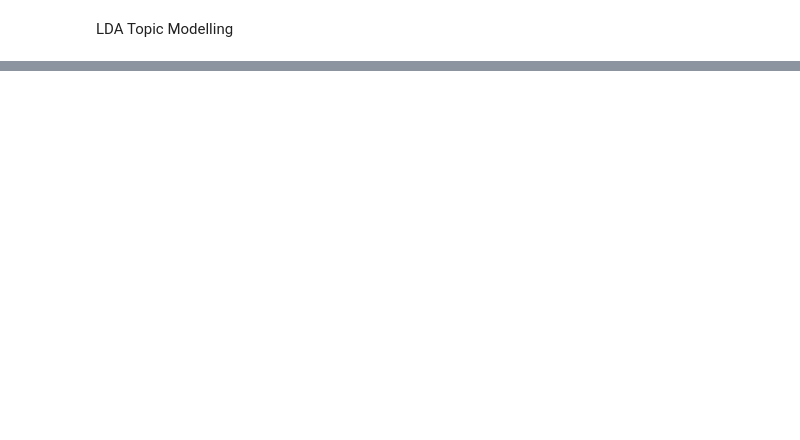
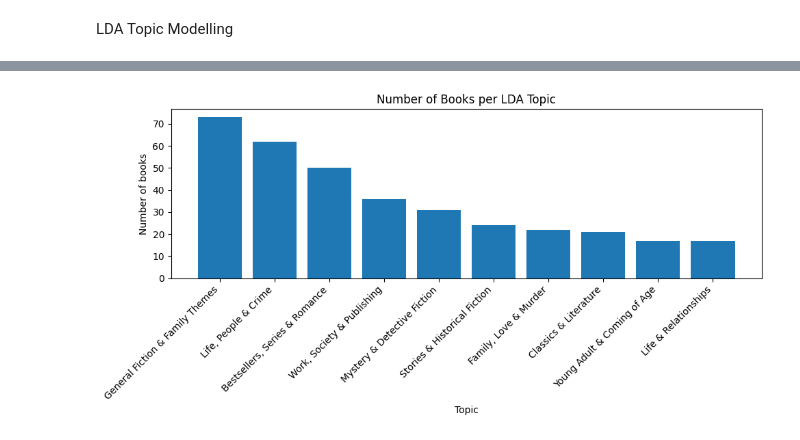
Before and after one commit to Elinab04/Book-Analysis, a Jupyter notebook: Book_Analysis.ipynb, the cells around one changed output, grey strips where cells are left out. Drawn from its saved outputs; the diff is of its cells as text; code cells hidden in the pictures; blank space fills up the shorter version.

```diff
--- a/Book_Analysis.ipynb
+++ b/Book_Analysis.ipynb
@@ -515,0 +555,17 @@ plt.show()
+# %%
+topic_labels = {
+    0: "Life & Relationships",
+    1: "Work, Society & Publishing",
+    2: "Young Adult & Coming of Age",
+    3: "Classics & Literature",
+    4: "Stories & Historical Fiction",
+    5: "Life, People & Crime",
+    6: "Family, Love & Murder",
+    7: "Bestsellers, Series & Romance",
+    8: "Mystery & Detective Fiction",
+    9: "General Fiction & Family Themes"
+}
+
+df_lda["topic_name"] = df_lda["topic"].map(topic_labels)
+
+df_lda[["title", "year", "topic", "topic_name"]].head(10)
@@ -515,0 +598,15 @@ plt.show()
+# %%
+import matplotlib.pyplot as plt
+
+topic_counts = df_lda["topic_name"].value_counts()
+
+plt.figure(figsize=(10,5))
+plt.bar(topic_counts.index, topic_counts.values)
+plt.xticks(rotation=45, ha="right")
+plt.xlabel("Topic")
+plt.ylabel("Number of books")
+plt.title("Number of Books per LDA Topic")
+plt.tight_layout()
+plt.show()
+# %% [output]
+[figure, added]
```
Also changed, not shown: parts of 38 cells of this notebook.
